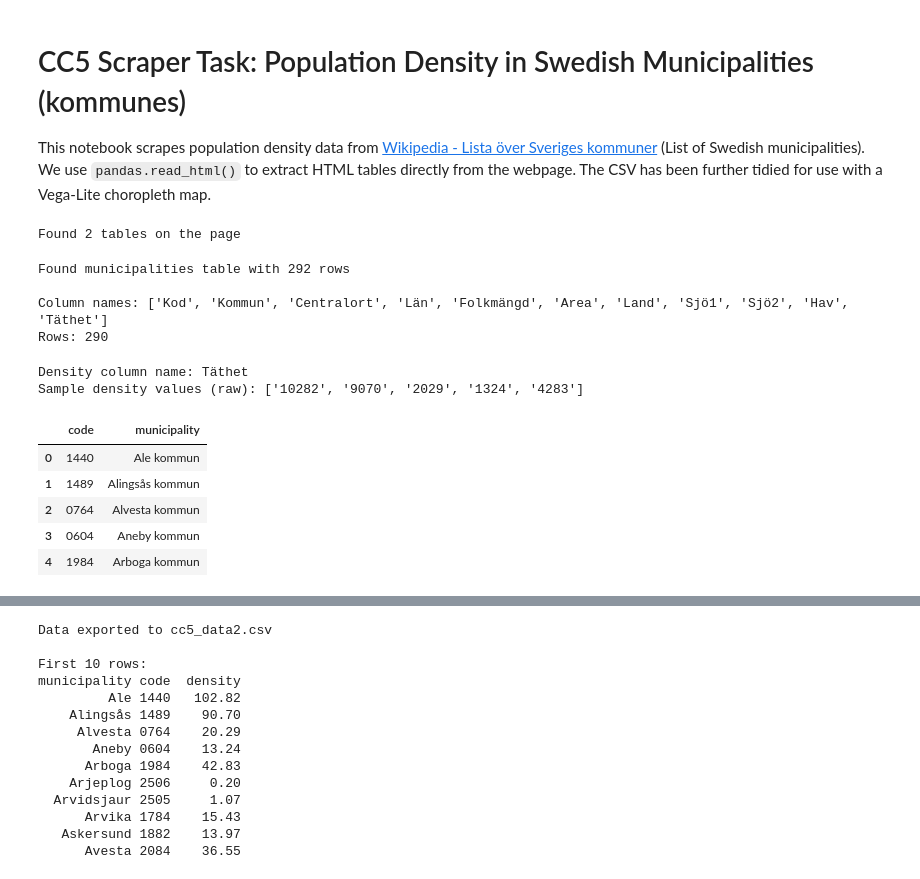
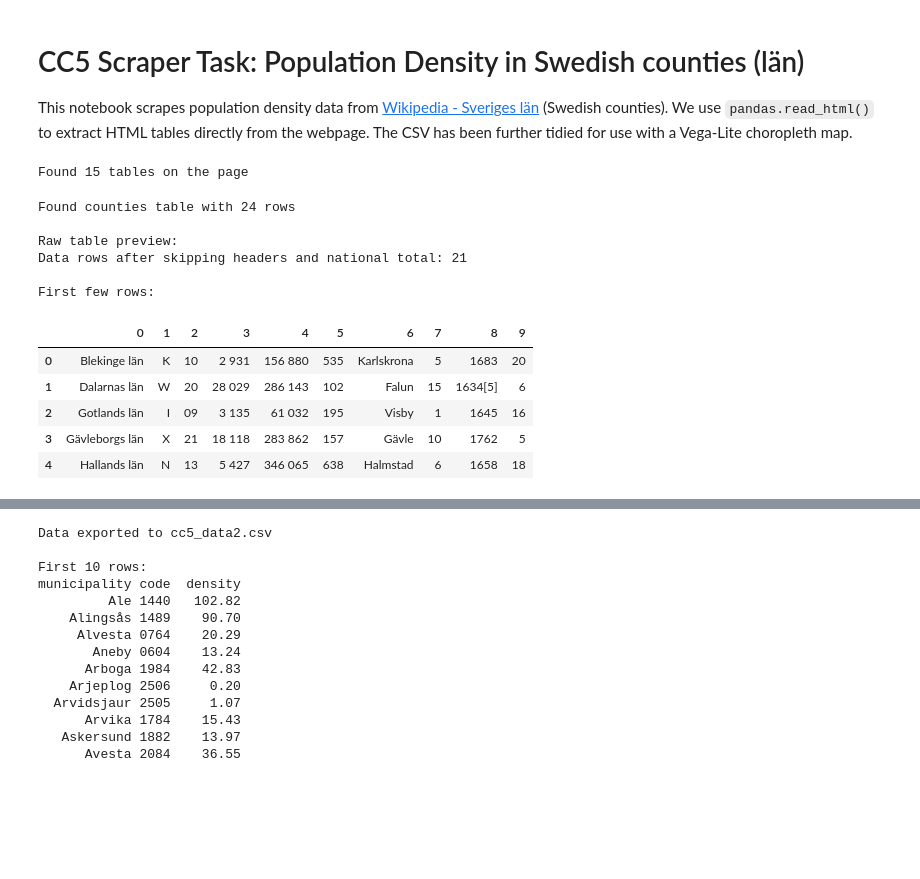
Before and after one commit to kelvinchwng/kelvinchwng.github.io, a Jupyter notebook: portfolio/cc5_chart2.ipynb, the cells around one changed output, grey strips where cells are left out. Cells and saved outputs as stored; diff of their text form; code cells hidden in the pictures; blank space fills up the shorter version.

```diff
--- a/portfolio/cc5_chart2.ipynb
+++ b/portfolio/cc5_chart2.ipynb
@@ -1,16 +1,17 @@
 # %% [markdown]
-# CC5 Scraper Task: Population Density in Swedish Municipalities (kommunes)
+# CC5 Scraper Task: Population Density in Swedish counties (län)
 
-This notebook scrapes population density data from [Wikipedia - Lista över Sveriges kommuner](https://sv.wikipedia.org/wiki/Lista_över_Sveriges_kommuner) (List of Swedish municipalities). We use  `pandas.read_html()` to extract HTML tables directly from the webpage. The CSV has been further tidied for use with a Vega-Lite choropleth map.
+This notebook scrapes population density data from [Wikipedia - Sveriges län](https://sv.wikipedia.org/wiki/Sveriges_län) (Swedish counties). We use  `pandas.read_html()` to extract HTML tables directly from the webpage. The CSV has been further tidied for use with a Vega-Lite choropleth map.
 # %%
 # Import packages
 import pandas as pd
 import numpy as np
 # %%
 import requests
+from io import StringIO
 
 # Fetch tables from Wikipedia
-url = "https://sv.wikipedia.org/wiki/Lista_över_Sveriges_kommuner"
+url = "https://sv.wikipedia.org/wiki/Sveriges_län"
 
 # Add a User-Agent header to mimic a web browser
 headers = {
@@ -19,52 +20,41 @@ headers = {
 
 # Use requests to get the HTML content with the header
 response = requests.get(url, headers=headers)
-response.raise_for_status() # Raise an exception for HTTP errors
+response.raise_for_status()
 
 # pd.read_html() returns a list of all tables found on the page
-tables = pd.read_html(response.text)
+tables = pd.read_html(StringIO(response.text))
 print(f"Found {len(tables)} tables on the page")
 # %% [output]
-Found 2 tables on the page
+Found 15 tables on the page
 # %%
-# Find the main municipalities table (should have ~290 rows) and select it
+# Find the main counties table
 df = None
 for table in tables:
-    if len(table) >= 280 and len(table) <= 300:
+    if len(table) >= 20 and len(table) <= 25:
         df = table
-        print(f"Found municipalities table with {len(df)} rows")
+        print(f"Found counties table with {len(df)} rows")
         break
 
+print(f"\nRaw table preview:")
+df.head()
 
-df.columns = df.iloc[1]  # Use row 1 as headers
-df = df.iloc[2:].reset_index(drop=True)  # Keep only data rows
+# Skip header rows (rows 0 and 1) and last row (national average)
+df = df.iloc[2:-1].reset_index(drop=True)
 
-print(f"\nColumn names: {list(df.columns)}")
-print(f"Rows: {len(df)}")
+print(f"Data rows after skipping headers and national total: {len(df)}")
+print(f"\nFirst few rows:")
+df.head()
 # %% [output]
-Found municipalities table with 292 rows
+Found counties table with 24 rows
 
-Column names: ['Kod', 'Kommun', 'Centralort', 'Län', 'Folkmängd', 'Area', 'Land', 'Sjö1', 'Sjö2', 'Hav', 'Täthet']
-Rows: 290
+Raw table preview:
+Data rows after skipping headers and national total: 21
+
+First few rows:
+|  | 0 | 1 | 2 | 3 | 4 | 5 | 6 | 7 | 8 | 9 |
+| 0 | Blekinge län | K | 10 | 2 931 | 156 880 | 535 | Karlskrona | 5 | 1683 | 20 |
+| 1 | Dalarnas län | W | 20 | 28 029 | 286 143 | 102 | Falun | 15 | 1634[5] | 6 |
+| 2 | Gotlands län | I | 09 | 3 135 | 61 032 | 195 | Visby | 1 | 1645 | 16 |
+| 3 | Gävleborgs län | X | 21 | 18 118 | 283 862 | 157 | Gävle | 10 | 1762 | 5 |
+| 4 | Hallands län | N | 13 | 5 427 | 346 065 | 638 | Halmstad | 6 | 1658 | 18 |
-# %%
-# Extract the columns by position
-df_clean = pd.DataFrame()
-
-df_clean['code'] = df.iloc[:, 0].astype(str)
-
-df_clean['municipality'] = df.iloc[:, 1].astype(str)
-
-density_col = df.iloc[:, -1]
-print(f"Density column name: {df.columns[-1]}")
-print(f"Sample density values (raw): {density_col.head(5).tolist()}")
-
-df_clean.head()
-# %% [output]
-Density column name: Täthet
-Sample density values (raw): ['10282', '9070', '2029', '1324', '4283']
-|  | code | municipality |
-| 0 | 1440 | Ale kommun |
-| 1 | 1489 | Alingsås kommun |
-| 2 | 0764 | Alvesta kommun |
-| 3 | 0604 | Aneby kommun |
-| 4 | 1984 | Arboga kommun |
```
Also changed, not shown: parts of 6 cells of this notebook, 1 other file.
